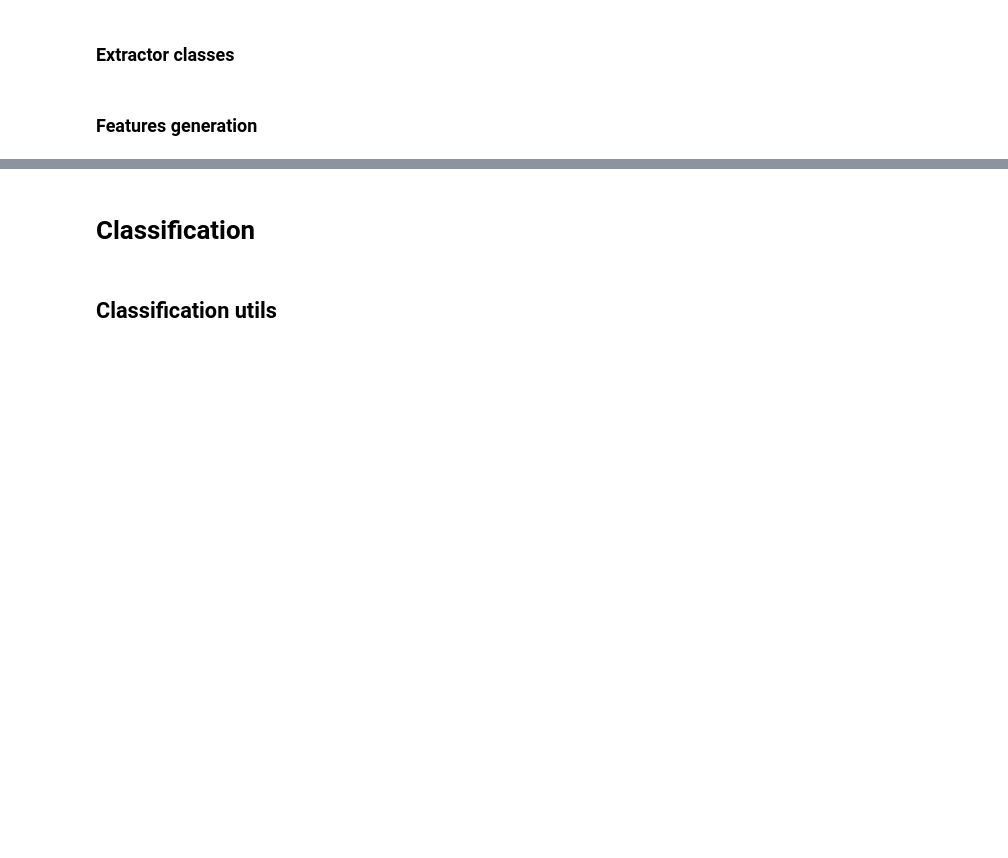
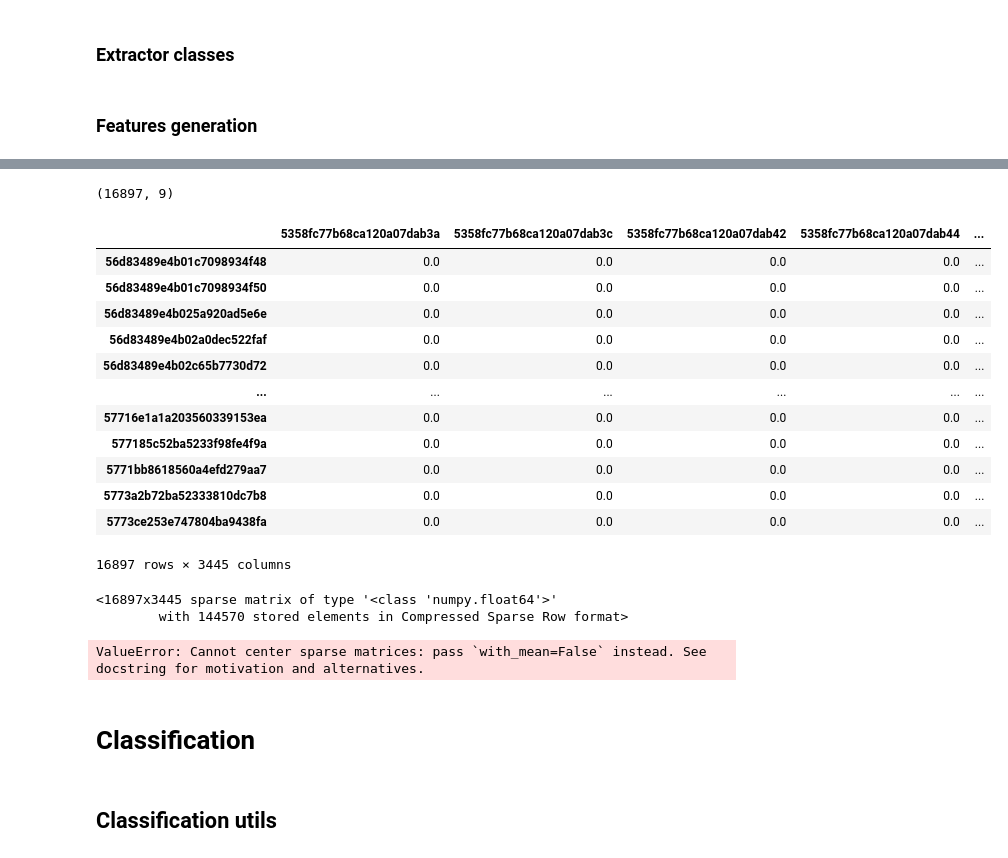
Before and after one commit to matanma/ML, a Jupyter notebook: WinWard/WinWard.ipynb, the cells around one changed output, grey strips where cells are left out. Cells and saved outputs as stored; diff of their text form; code cells hidden in the pictures; blank space fills up the shorter version.

```diff
--- a/WinWard/WinWard.ipynb
+++ b/WinWard/WinWard.ipynb
@@ -688,7 +688,7 @@ class LabelsGenerator:
 
 
 class FeaturesExtractor:
-    def __init__(self, features_generators:List[FeaturesGenerator], labels_generator: LabelsGenerator):
+    def __init__(self, features_generators:List[FeaturesGenerator], labels_generator: LabelsGenerator = None):
         self.generators_lst = features_generators
         self.labels_generator = labels_generator
 
@@ -696,9 +696,12 @@ class FeaturesExtractor:
     def generate_features(self, input_df:pd.DataFrame) -> (pd.DataFrame, pd.DataFrame):
         features_dfs = [gen.generate_features(input_df) for gen in self.generators_lst ]
         features_df = pd.concat(features_dfs, axis=1)
-        labels_df = self.labels_generator.generate_labels(input_df)
-        if not all(labels_df.index == features_df.index):
-            raise Exception("In generate_features(). The labels and features dfs have different index!!")
+        if self.labels_generator is None:
+            labels_df = None
+        else:
+            labels_df = self.labels_generator.generate_labels(input_df)
+            if not all(labels_df.index == features_df.index):
+                raise Exception("In generate_features(). The labels and features dfs have different index!!")
         return features_df,labels_df
 # %%
 #TODO: check embedding here instead of on-hot-encoding
@@ -800,0 +803,6 @@ features_df, labels_df = extractor.generate_features(train_df_to_work_with)
+# %%
+#Split entire vessels data
+X_train_ids, X_test_ids = train_test_split(list(set(train_df_to_work_with['ves_id'])), test_size = 0.2)
+train_inds = train_df_to_work_with['ves_id'].apply(lambda vid : vid in set(X_train_ids))
+X_train_df = train_df_to_work_with[train_inds]
+X_test_df = train_df_to_work_with[~train_inds]
@@ -800,0 +829,24 @@ features_df, labels_df = extractor.generate_features(train_df_to_work_with)
+# %%
+X_train_scaled.shape
+# %% [output]
+(16897, 9)
+# %%
+extractor_one_hot = FeaturesExtractor([PortsFeaturesGenerator() ],  BinaryLabelsGenerator())
+features_df_train, labels_df_train = extractor_one_hot.generate_features(X_train_df)
+features_df_test, labels_df_test = extractor_one_hot.generate_features(X_test_df)
+# %%
+features_df_train
+# %% [output]
+|  | 5358fc77b68ca120a07dab3a | 5358fc77b68ca120a07dab3c | 5358fc77b68ca120a07dab42 | 5358fc77b68ca120a07dab44 | ... |
+| 56d83489e4b01c7098934f48 | 0.0 | 0.0 | 0.0 | 0.0 | ... |
+| 56d83489e4b01c7098934f50 | 0.0 | 0.0 | 0.0 | 0.0 | ... |
+| 56d83489e4b025a920ad5e6e | 0.0 | 0.0 | 0.0 | 0.0 | ... |
+| 56d83489e4b02a0dec522faf | 0.0 | 0.0 | 0.0 | 0.0 | ... |
+| 56d83489e4b02c65b7730d72 | 0.0 | 0.0 | 0.0 | 0.0 | ... |
+| ... | ... | ... | ... | ... | ... |
+| 57716e1a1a203560339153ea | 0.0 | 0.0 | 0.0 | 0.0 | ... |
+| 577185c52ba5233f98fe4f9a | 0.0 | 0.0 | 0.0 | 0.0 | ... |
+| 5771bb8618560a4efd279aa7 | 0.0 | 0.0 | 0.0 | 0.0 | ... |
+| 5773a2b72ba52333810dc7b8 | 0.0 | 0.0 | 0.0 | 0.0 | ... |
+| 5773ce253e747804ba9438fa | 0.0 | 0.0 | 0.0 | 0.0 | ... |
+16897 rows × 3445 columns
@@ -801,3 +858,15 @@ features_df, labels_df = extractor.generate_features(train_df_to_work_with)
+# %%
+features_df_train_sparse
+# %% [output]
+<16897x3445 sparse matrix of type '<class 'numpy.float64'>'
+        with 144570 stored elements in Compressed Sparse Row format>
+# %%
+
+scaler = preprocessing.StandardScaler().fit(features_df_train_sparse)
+X_train_scaled = scaler.transform(features_df_train_sparse)
+X_test_scaled = scaler.transform(features_df_train_sparse)
+# %% [output]
+ValueError: Cannot center sparse matrices: pass `with_mean=False` instead. See docstring for motivation and alternatives.
 # %%
 features_df.to_csv("features_df.csv")
 labels_df.to_csv("labels_df.csv")
```
Also changed, not shown: parts of 10 cells of this notebook.
